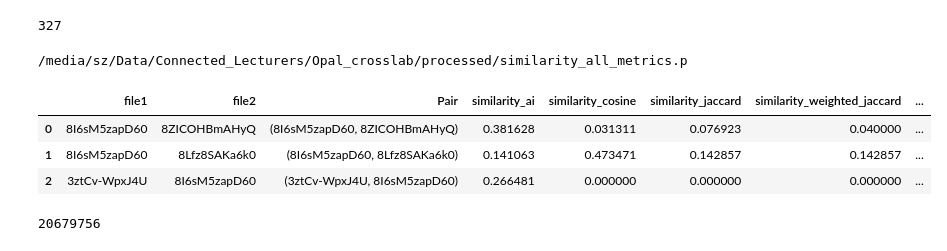
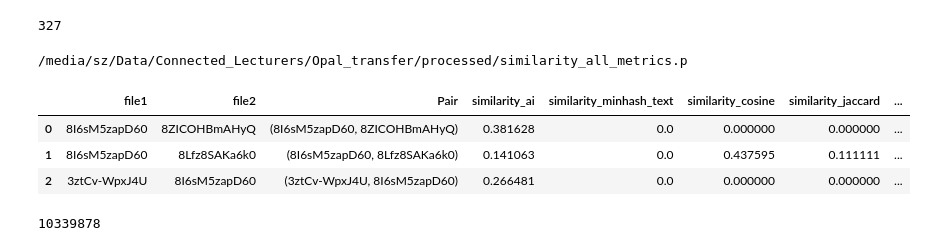
Before and after one commit to TUBAF-IFI-ConnectedLecturer/Data_analysis, a Jupyter notebook: OPAL/classification/03_compareWithZeidler.ipynb, the cells around one changed output. Drawn from its saved outputs; the diff is of its cells as text; code cells hidden in the pictures.

```diff
--- a/OPAL/classification/03_compareWithZeidler.ipynb
+++ b/OPAL/classification/03_compareWithZeidler.ipynb
@@ -10,5 +10,5 @@ fileLoader = DataLoader("../config.yaml")
 # %%
-fileLoader = DataLoader("../config.yaml")
-df_opalmeta = fileLoader.load_data("files.df_opalmeta")
+dataHandler = DataHandler("../config.yaml")
+df_opalmeta = dataHandler.load_data("files.df_opalmeta")
 df_opalmeta.head(3)
 # %% [output]
@@ -27,18 +27,18 @@ print(len(zeidler_ids_opal))
 # %% [output]
 327
 # %%
-df_similarity = fileLoader.load_data("files.df_similarity")
+df_similarity = dataHandler.load_data("files.df_similarity")
 df_similarity.head(3)
 # %% [output]
-/media/sz/Data/Connected_Lecturers/Opal_crosslab/processed/similarity_all_metrics.p
+/media/sz/Data/Connected_Lecturers/Opal_transfer/processed/similarity_all_metrics.p
-|  | file1 | file2 | Pair | similarity_ai | similarity_cosine | similarity_jaccard | similarity_weighted_jaccard | ... |
-| 0 | 8I6sM5zapD60 | 8ZICOHBmAHyQ | (8I6sM5zapD60, 8ZICOHBmAHyQ) | 0.381628 | 0.031311 | 0.076923 | 0.040000 | ... |
-| 1 | 8I6sM5zapD60 | 8Lfz8SAKa6k0 | (8I6sM5zapD60, 8Lfz8SAKa6k0) | 0.141063 | 0.473471 | 0.142857 | 0.142857 | ... |
-| 2 | 3ztCv-WpxJ4U | 8I6sM5zapD60 | (3ztCv-WpxJ4U, 8I6sM5zapD60) | 0.266481 | 0.000000 | 0.000000 | 0.000000 | ... |
+|  | file1 | file2 | Pair | similarity_ai | similarity_minhash_text | similarity_cosine | similarity_jaccard | ... |
+| 0 | 8I6sM5zapD60 | 8ZICOHBmAHyQ | (8I6sM5zapD60, 8ZICOHBmAHyQ) | 0.381628 | 0.0 | 0.000000 | 0.000000 | ... |
+| 1 | 8I6sM5zapD60 | 8Lfz8SAKa6k0 | (8I6sM5zapD60, 8Lfz8SAKa6k0) | 0.141063 | 0.0 | 0.437595 | 0.111111 | ... |
+| 2 | 3ztCv-WpxJ4U | 8I6sM5zapD60 | (3ztCv-WpxJ4U, 8I6sM5zapD60) | 0.266481 | 0.0 | 0.000000 | 0.000000 | ... |
 # %%
 print(len(df_similarity))
 # %% [output]
-20679756
+10339878
 # %%
 # Füge allen Einträgen in df_similarity, bei denen die file1 und file2 in zeidler_ids_opal enthalten sind, den course "Zeidler" hinzu
 zeidler_equal = df_similarity[df_similarity['file1'].isin(zeidler_ids_opal) & df_similarity['file2'].isin(zeidler_ids_opal)].copy()
```
Also changed, not shown: parts of 5 cells of this notebook, 12 other files.
